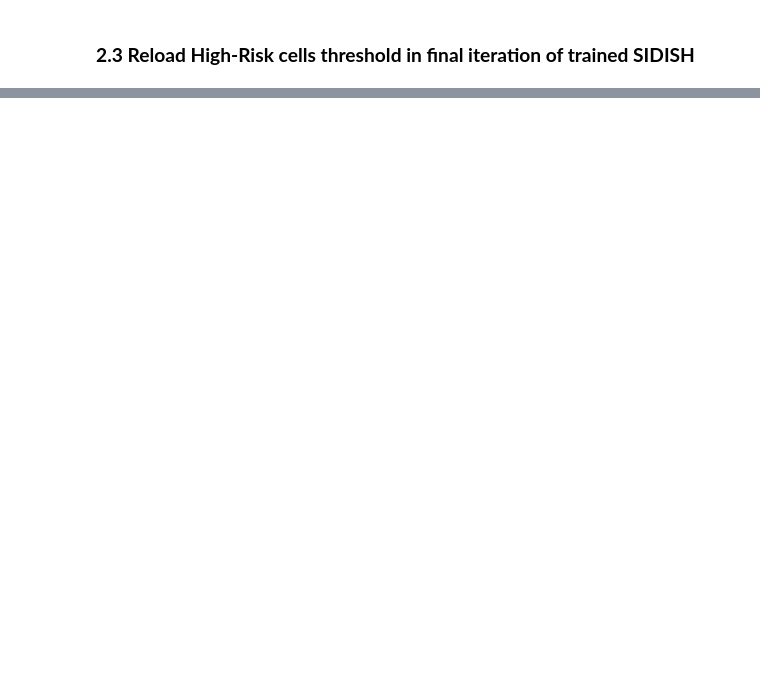
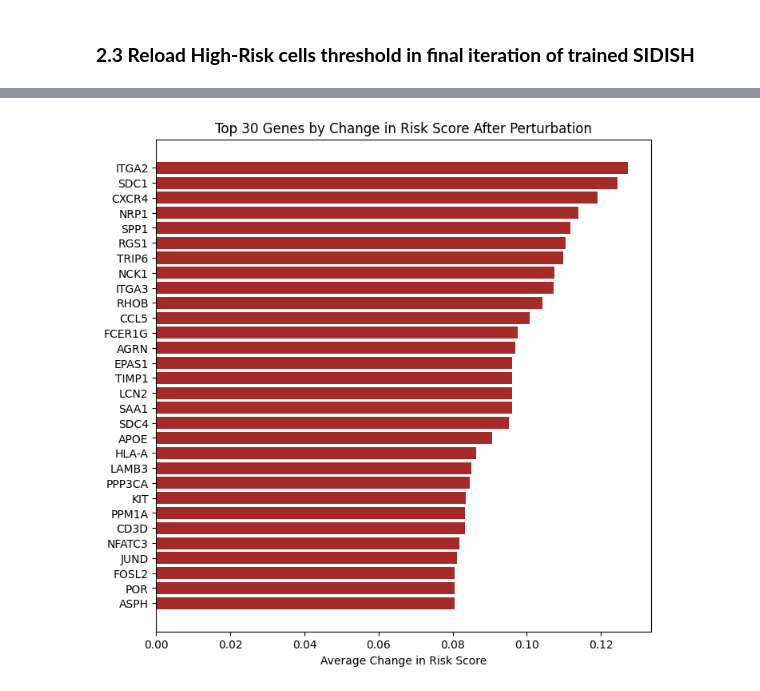
Before and after one commit to mcgilldinglab/SIDISH, a Jupyter notebook: tutorials/tutorial_3_perturbation.ipynb, the cells around one changed output, grey strips where cells are left out. Drawn from its saved outputs; the diff is of its cells as text; code cells hidden in the pictures; blank space fills up the shorter version.

```diff
--- a/tutorials/tutorial_3_perturbation.ipynb
+++ b/tutorials/tutorial_3_perturbation.ipynb
@@ -94,0 +124,4 @@ OMP: Info #276: omp_set_nested routine deprecated, please use omp_set_max_active
+# %%
+sdh.plot_top_perturbed_genes(delta_change, top_n=30, type="score")
+# %% [output]
+[figure, added]
```
Also changed, not shown: parts of 26 cells of this notebook, 2 other files.
